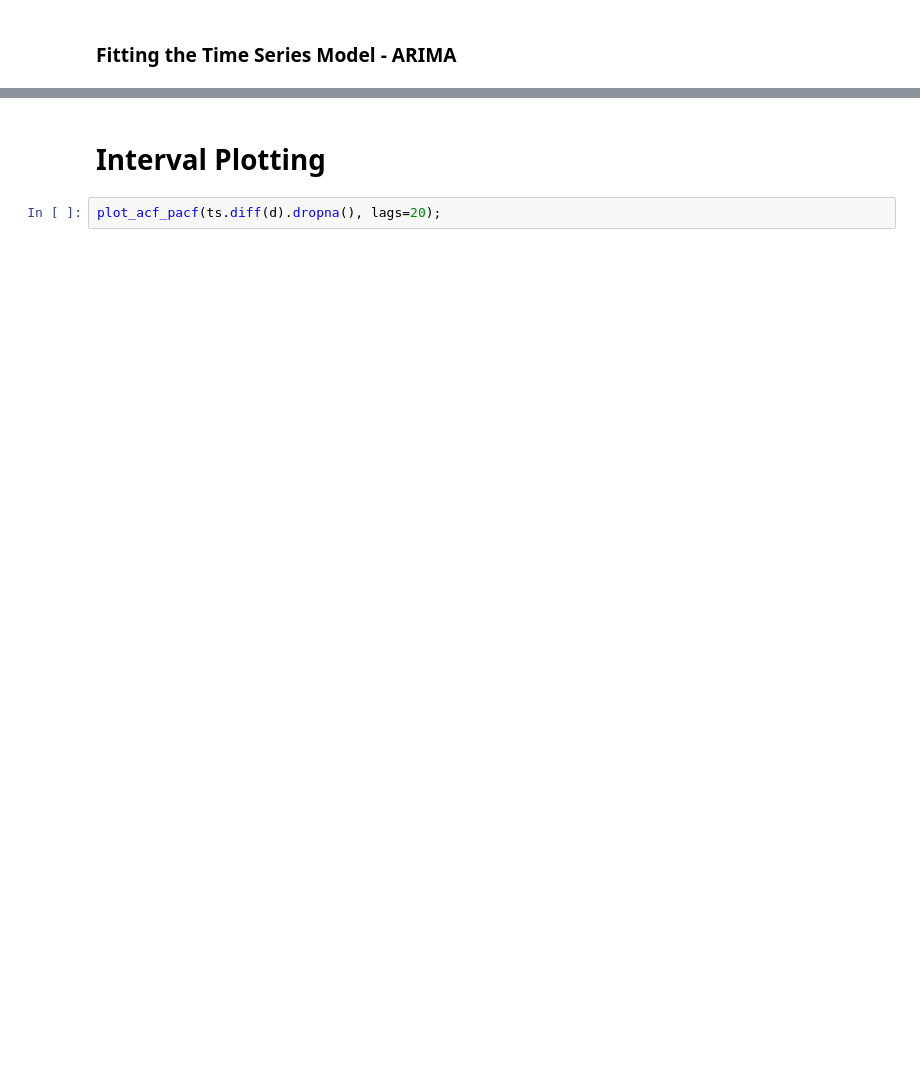
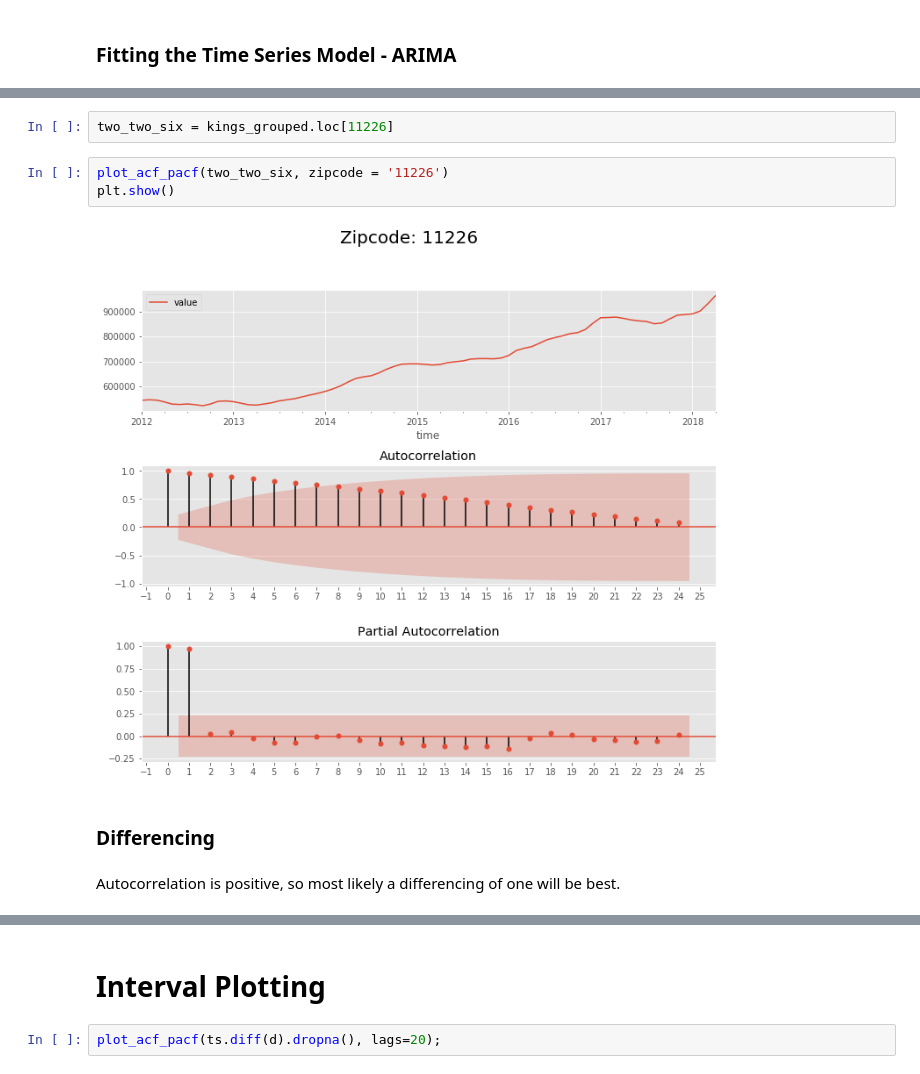
Before and after one commit to learn-co-curriculum/dsc-phase-4-project, a Jupyter notebook: time-series/starter_notebook.ipynb, the cells around one changed output, grey strips where cells are left out. Drawn from its saved outputs; the diff is of its cells as text; blank space fills up the shorter version.

```diff
--- a/time-series/starter_notebook.ipynb
+++ b/time-series/starter_notebook.ipynb
@@ -623,0 +717,11 @@ ans_df.loc[ans_df['aic'].idxmin()]
+# %%
+two_two_six = kings_grouped.loc[11226]
+# %%
+plot_acf_pacf(two_two_six, zipcode = '11226')
+plt.show()
+# %% [output]
+[figure, added]
+# %% [markdown]
+### Differencing
+# %% [markdown]
+Autocorrelation is positive, so most likely a differencing of one will be best.
```
Also changed, not shown: parts of 143 cells of this notebook.
